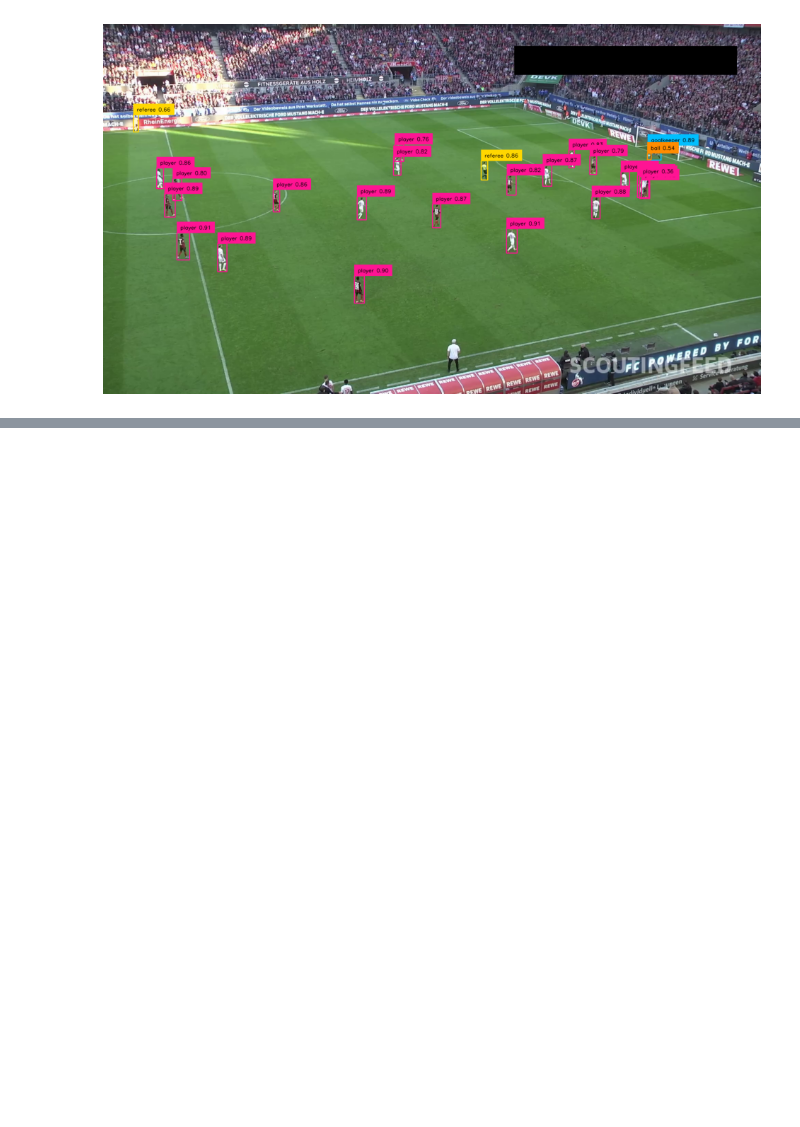
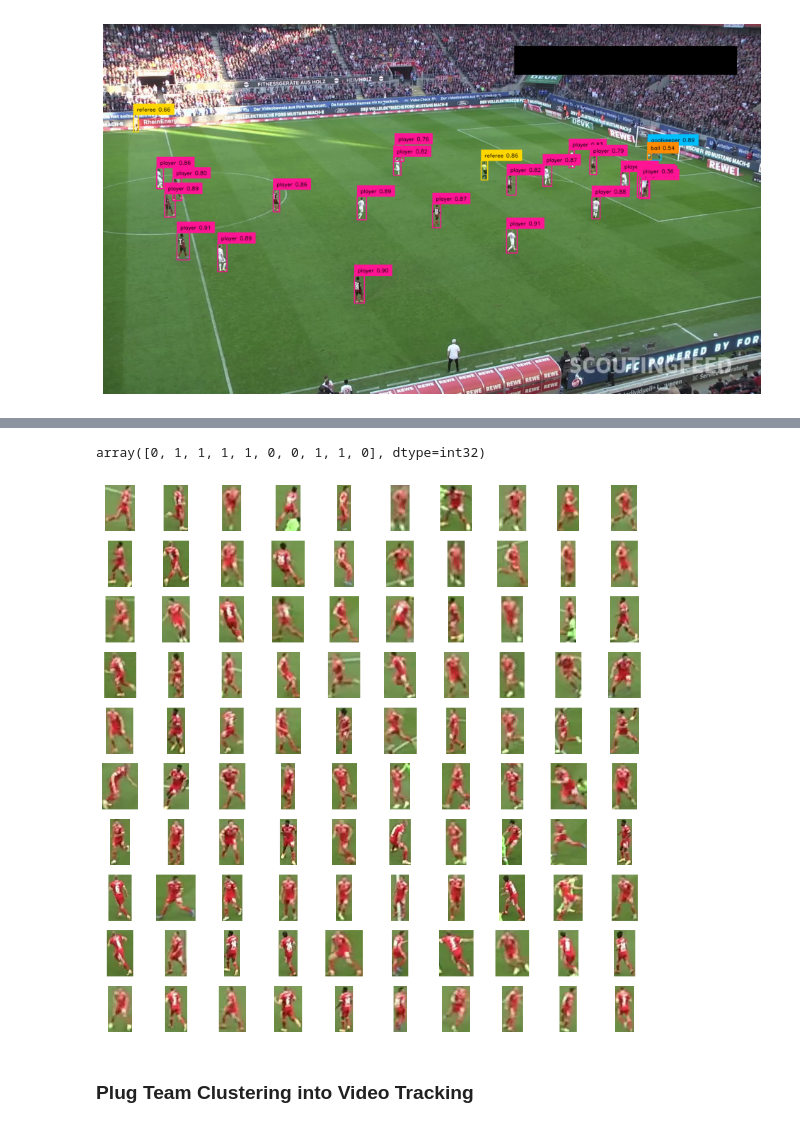
Before and after one commit to granthohol/soccer-cv, a Jupyter notebook: src/main.ipynb, the cells around one changed output, grey strips where cells are left out. Drawn from its saved outputs; the diff is of its cells as text; code cells hidden in the pictures; blank space fills up the shorter version.

```diff
--- a/src/main.ipynb
+++ b/src/main.ipynb
@@ -49,0 +209,21 @@ sv.plot_image(annotated_frame)
+# %%
+import numpy as np
+
+from more_itertools import chunked
+
+BATCH_SIZE = 32
+
+crops = [sv.cv2_to_pillow(crop) for crop in crops]      # converts each crop from cv2 format to PIL.image (pillow)
+batches = chunked(crops, BATCH_SIZE)                    # breaks list into chunks of 32 crops per batch
+data = []
+
+with torch.no_grad():   # no gradient computation needed
+    for batch in tqdm(batches, desc='embeddings extraction'):
+        inputs = EMBEDDINGS_PROCESSOR(images=batch, return_tensors='pt').to(DEVICE)         # preprocess each image and convert to PyTorch tensor; move tensors to GPU
+        outputs = EMBEDDINGS_MODEL(**inputs)                                                # run inference on tensors using SigLIP model
+        embeddings = torch.mean(outputs.last_hidden_state, dim=1).cpu().numpy()             # get a single embedding tensor per image -> convert to numpy array
+        data.append(embeddings)
+
+# data is numpy array of shape [len(crops), hidden_dim]
+# each row is an embedding representing a crop
+data = np.concatenate(data)
@@ -49,0 +234,9 @@ sv.plot_image(annotated_frame)
+# %%
+import umap
+from sklearn.cluster import KMeans
+
+REDUCER = umap.UMAP(n_components=3)         # used to project high dimensional data (768-Dim SigLIP embeddings) into 3 dimensions
+CLUSTERING_MODEL = KMeans(n_clusters=2)     # creates KMeans clustering model that will partition embeddings into two clusters
+# %%
+projections = REDUCER.fit_transform(data)   # applies UMAP to image embeddings and returns a lower dimensional projection (3 dimensions)
+projections.shape
@@ -49,0 +247,21 @@ sv.plot_image(annotated_frame)
+# %%
+clusters = CLUSTERING_MODEL.fit_predict(projections)    # runs clustering model on 3 dimensional embeddings; clusters each crop into one of two clusters
+# %%
+clusters[:10]
+# %% [output]
+array([0, 1, 1, 1, 1, 0, 0, 1, 1, 0], dtype=int32)
+# %%
+team_0 = []
+team_1 = []
+
+for crop, cluster in zip(crops, clusters):
+    if cluster == 0:
+        team_0.append(crop)
+    else:
+        team_1.append(crop)
+
+sv.plot_images_grid(team_1[:100], grid_size=(10, 10))
+# %% [output]
+[figure, added]
+# %% [markdown]
+### Plug Team Clustering into Video Tracking
```
Also changed, not shown: parts of 14 cells of this notebook.
